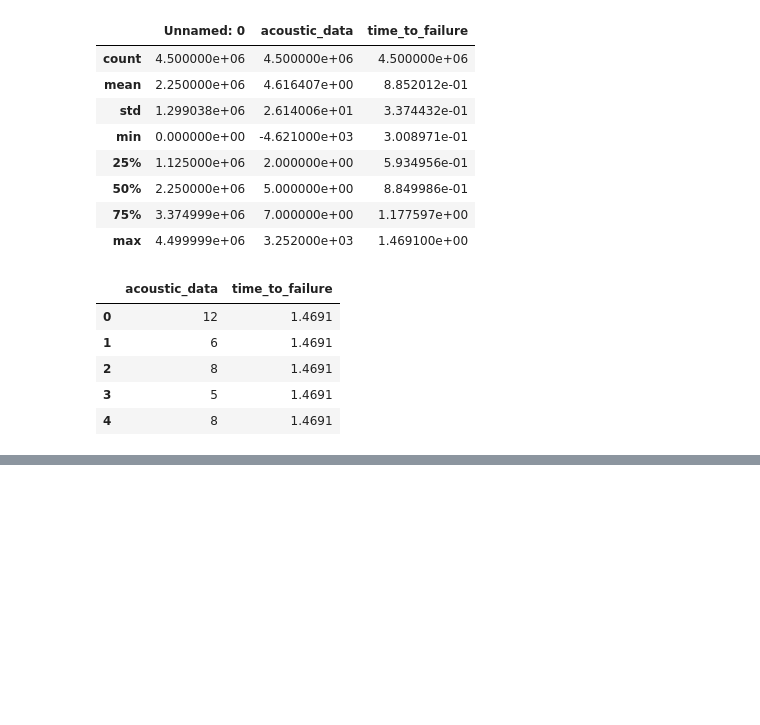
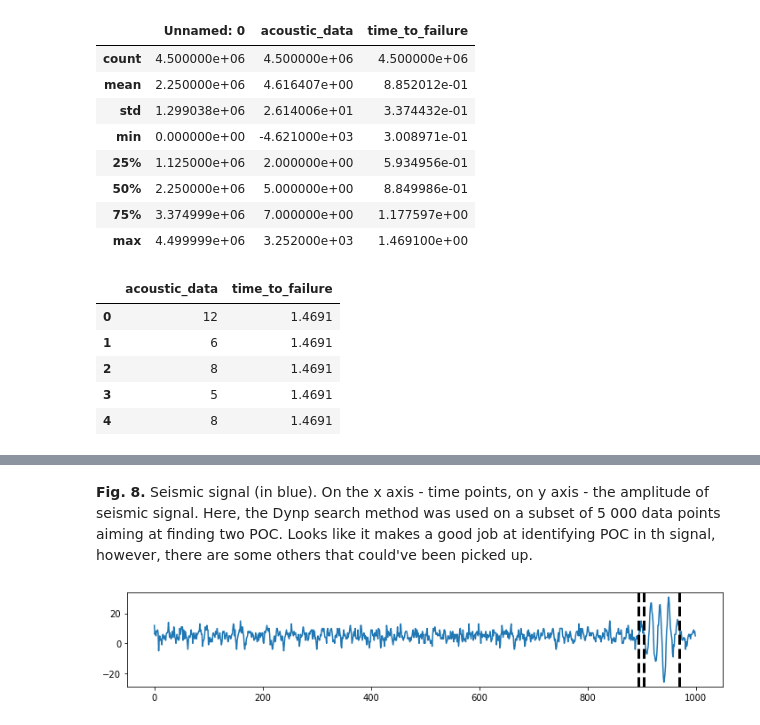
Before and after one commit to cristinarainich/MLTSA22_KRainich, a Jupyter notebook: HW6/HW6.ipynb, the cells around one changed output, grey strips where cells are left out. Cells and saved outputs as stored; diff of their text form; code cells hidden in the pictures; blank space fills up the shorter version.

```diff
--- a/HW6/HW6.ipynb
+++ b/HW6/HW6.ipynb
@@ -195,0 +249,12 @@ eq1.head()
+# %% [markdown]
+**Fig. 8.** Seismic signal (in blue). On the x axis - time points, on y axis - the amplitude of seismic signal. Here, the Dynp search method was used on a subset of 5 000 data points aiming at finding two POC. Looks like it makes a good job at identifying POC in th signal, however, there are some others that could've been picked up.
+# %%
+#Dynp for 1 000 rows and k = 3
+algo3 = rpt.Dynp(model='normal').fit(eq1[:1000])
+result = algo3.predict(n_bkps=3)
+
+# display
+rpt.display(eq1.acoustic_data.values[:1000], [], result)
+pl.show()
+# %% [output]
+[figure, added]
```
Also changed, not shown: parts of 39 cells of this notebook.
